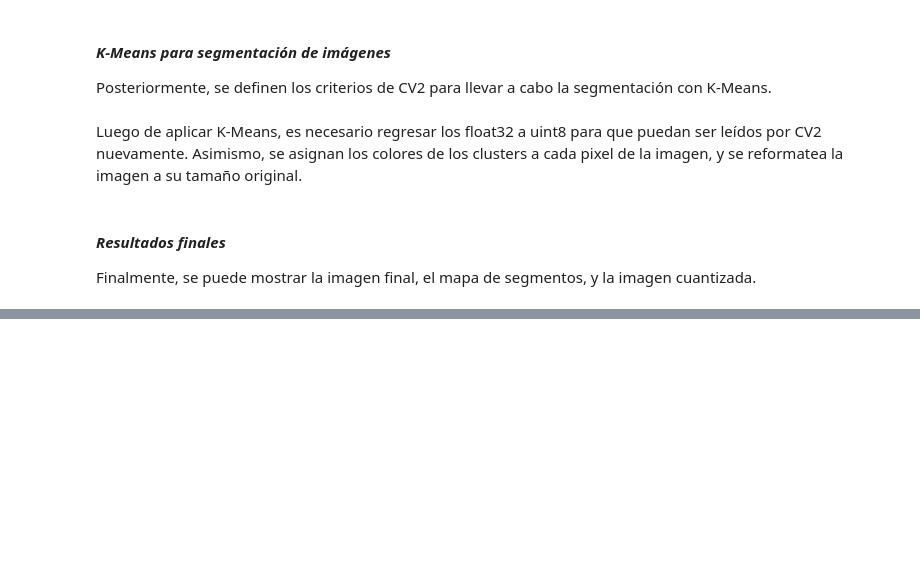
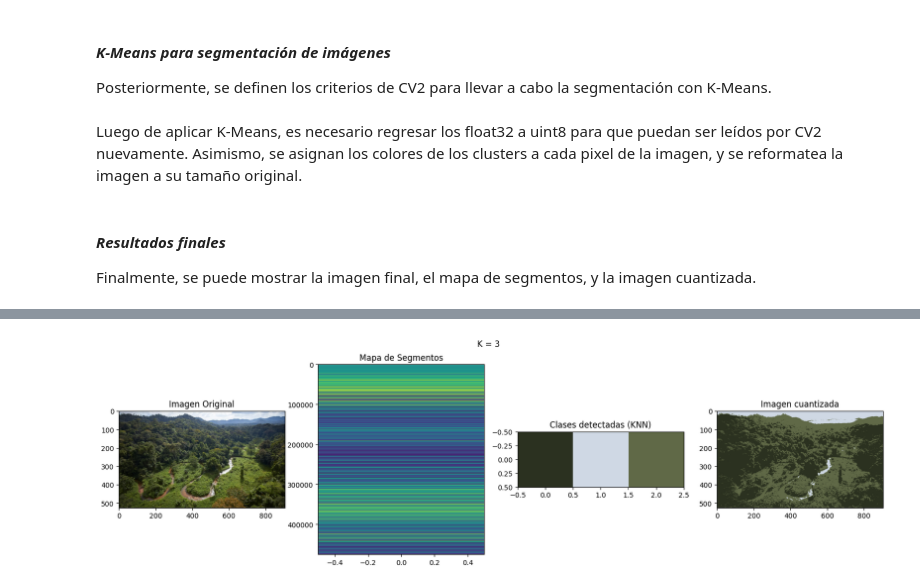
Before and after one commit to stefanoaragoni/computerVision_lista01, a Jupyter notebook: Lista01_Ejercicio5.ipynb, the cells around one changed output, grey strips where cells are left out. Saved outputs shown, nothing was run; the diff lists cells and outputs as text; code cells hidden in the pictures; blank space fills up the shorter version.

```diff
--- a/Lista01_Ejercicio5.ipynb
+++ b/Lista01_Ejercicio5.ipynb
@@ -93,11 +97,13 @@ Asimismo, se cambia el tipo de dato de las matrices de las imágenes a float32,
 img_arbol_rgb_2d = img_arbol_rgb.reshape((-1, 3))
 img_moneda_rgb_2d = img_moneda_rgb.reshape((-1, 3))
 img_colorblind_rgb_2d = img_colorblind_rgb.reshape((-1, 3))
+img_selva_rgb_2d = img_selva_rgb.reshape((-1, 3))
 
 # Convertir las imágenes a float32
 img_arbol_rgb_2d = np.float32(img_arbol_rgb_2d)
 img_moneda_rgb_2d = np.float32(img_moneda_rgb_2d)
 img_colorblind_rgb_2d = np.float32(img_colorblind_rgb_2d)
+img_selva_rgb_2d = np.float32(img_selva_rgb_2d)
 # %% [markdown]
 #### *K-Means para segmentación de imágenes*
 
@@ -110,6 +116,7 @@ criteria = (cv2.TERM_CRITERIA_EPS + cv2.TERM_CRITERIA_MAX_ITER, 10, 1.0)
 ret_arbol, label_arbol, center_arbol = cv2.kmeans(img_arbol_rgb_2d, k, None, criteria, 10, cv2.KMEANS_RANDOM_CENTERS)
 ret_moneda, label_moneda, center_moneda = cv2.kmeans(img_moneda_rgb_2d, k, None, criteria, 10, cv2.KMEANS_RANDOM_CENTERS)
 ret_colorblind, label_colorblind, center_colorblind = cv2.kmeans(img_colorblind_rgb_2d, k, None, criteria, 10, cv2.KMEANS_RANDOM_CENTERS)
+ret_selva, label_selva, center_selva = cv2.kmeans(img_selva_rgb_2d, k, None, criteria, 10, cv2.KMEANS_RANDOM_CENTERS)
 # %% [markdown]
 Luego de aplicar K-Means, es necesario regresar los float32 a uint8 para que puedan ser leídos por CV2 nuevamente. Asimismo, se asignan los colores de los clusters a cada pixel de la imagen, y se reformatea la imagen a su tamaño original.
 # %%
@@ -117,16 +124,19 @@ Luego de aplicar K-Means, es necesario regresar los float32 a uint8 para que pue
 center_arbol = np.uint8(center_arbol)
 center_moneda = np.uint8(center_moneda)
 center_colorblind = np.uint8(center_colorblind)
+center_selva = np.uint8(center_selva)
 
 # Se asigna a cada pixel la etiqueta del centro más cercano
 res_arbol = center_arbol[label_arbol.flatten()]
 res_moneda = center_moneda[label_moneda.flatten()]
 res_colorblind = center_colorblind[label_colorblind.flatten()]
+res_selva = center_selva[label_selva.flatten()]
 
 # Reformatear las imágenes a su tamaño y forma original
 label_arbol_3d = res_arbol.reshape((img_arbol.shape))
 label_moneda_3d = res_moneda.reshape((img_moneda.shape))
 label_colorblind_3d = res_colorblind.reshape((img_colorblind.shape))
+label_selva_3d = res_selva.reshape((img_selva.shape))
 # %% [markdown]
 #### *Resultados finales*
 
@@ -165,0 +189,4 @@ show_result(img_colorblind_rgb, center_colorblind, label_colorblind_3d, label_co
+# %%
+show_result(img_selva_rgb, center_selva, label_selva_3d, label_selva)
+# %% [output]
+[figure, added]
```
Also changed, not shown: parts of 9 cells of this notebook, 1 other file.
